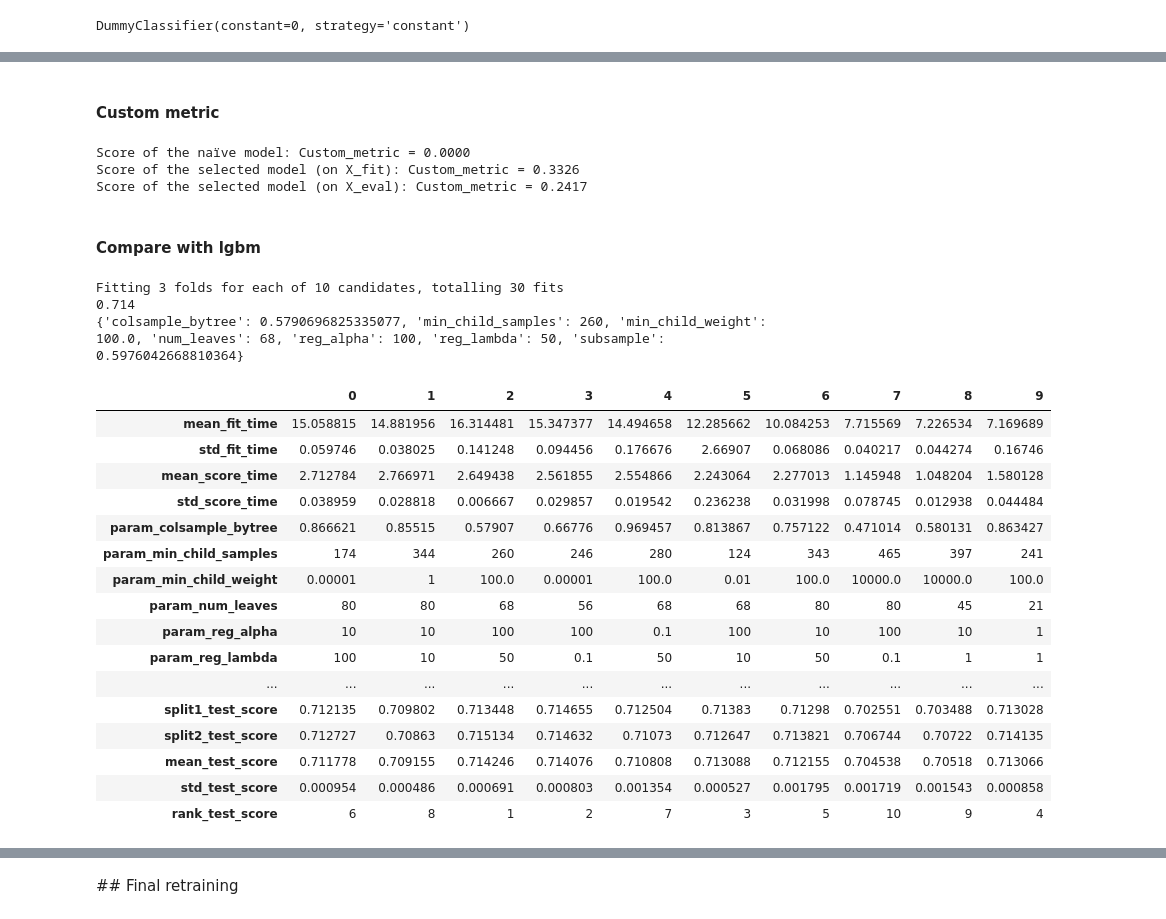
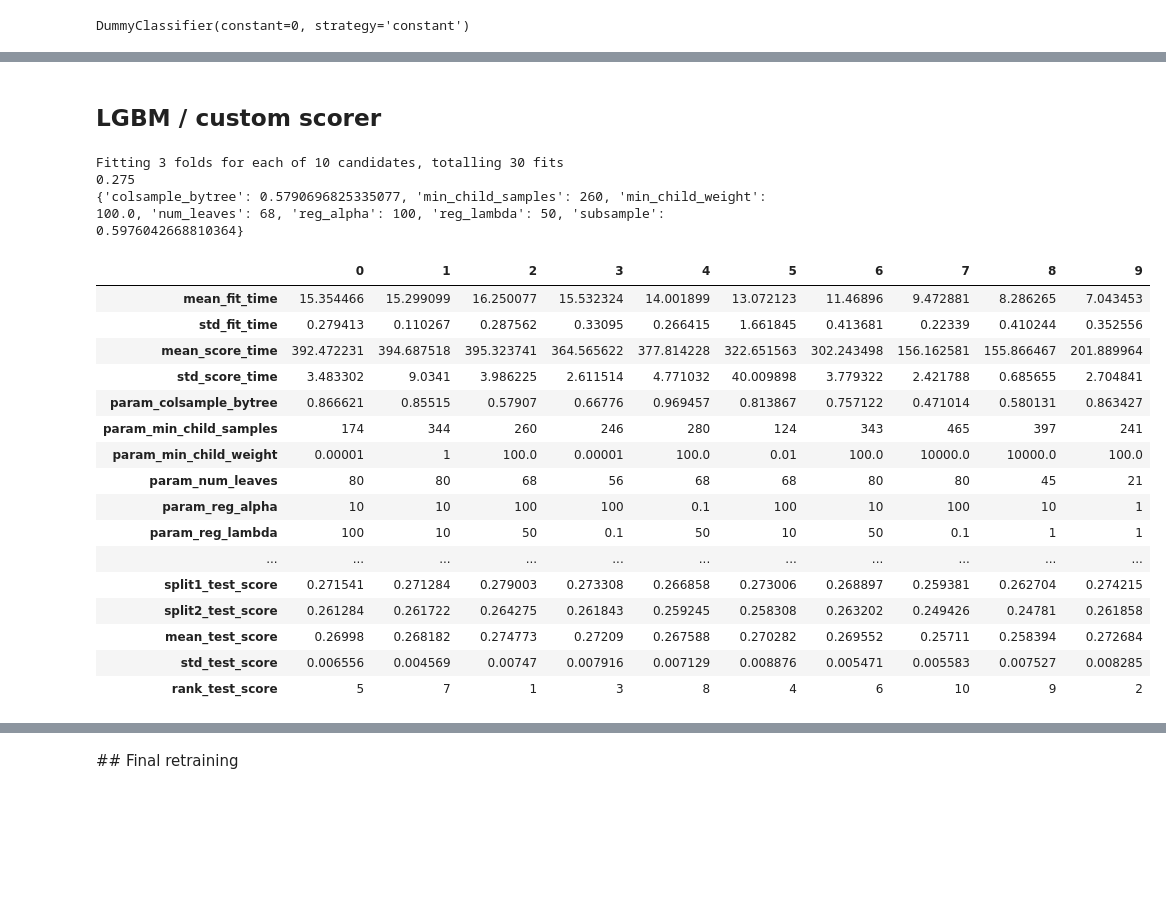
Before and after one commit to Teycir/Openclassrooms_project7, a Jupyter notebook: projet7_modelisation.ipynb, the cells around one changed output, grey strips where cells are left out. Cells and saved outputs as stored; diff of their text form; code cells hidden in the pictures; blank space fills up the shorter version.

```diff
--- a/projet7_modelisation.ipynb
+++ b/projet7_modelisation.ipynb
@@ -521,7 +501,7 @@ len(y_eval)
 # %%
 from sklearn.impute import SimpleImputer
 
-imp_mean = SimpleImputer(strategy='mean')
+imp_mean = SimpleImputer(strategy='median')
 imp_mean.fit(X_fit)
 
 feature_names = X_fit.columns
@@ -990,5 +608,0 @@ def define_pipeline(preprocessor, model):
-# %%
-model_instance = define_model(best_params)
-
-pipe = define_pipeline(preprocessor, model_instance)
-pipe.fit(X_fit, y_fit)
@@ -1152,20 +825,0 @@ In some cases, such as when using ROC Curves and Precision-Recall Curves, the be
-# %% [markdown]
-#### Custom metric
-# %%
-# Scoring the the naïve baseline model
-score = custom_scorer(baseline, X_eval, y_eval)
-print("Score of the naïve model: Custom_metric = {:.4f}".format(score))
-
-# Scoring the the selected model on training set
-score_fit = custom_scorer(pipe, X_fit, y_fit)
-print("Score of the selected model (on X_fit): Custom_metric = {:.4f}".format(score_fit))
-
-# Scoring the the selected model on training set
-score_eval = custom_scorer(pipe, X_eval, y_eval)
-print("Score of the selected model (on X_eval): Custom_metric = {:.4f}".format(score_eval))
-# %% [output]
-Score of the naïve model: Custom_metric = 0.0000
-Score of the selected model (on X_fit): Custom_metric = 0.3326
-Score of the selected model (on X_eval): Custom_metric = 0.2417
-# %% [markdown]
-#### Compare with lgbm
@@ -1175,51 +826,53 @@ df_unpay = train[train.TARGET == 1]
+# %% [markdown]
+## LGBM / custom scorer
 # %%
+
 from lightgbm import LGBMClassifier
 from sklearn.model_selection import GridSearchCV, RandomizedSearchCV
 
-n = 10
 weight = len(df_pay)/len(df_unpay)
 
 lgbm = LGBMClassifier(max_depth=-1,
                       random_state=13,
                       silent=True,
                       metric='None',
                       n_jobs=-1,
                       n_estimators=200,
                       scale_pos_weight=weight,
                       )
 
 lgbm_param = {'num_leaves': np.linspace(10, 80, 7, dtype='int'),
               'min_child_samples': stats.randint(100, 500),
               'min_child_weight': [1e-5, 1e-2, 1, 1e2, 1e4],
               'subsample': stats.uniform(loc=0.2, scale=0.8),
               'colsample_bytree': stats.uniform(loc=0.4, scale=0.6),
               'reg_alpha': [0.1, 1,  10, 100],
               'reg_lambda': [0.1, 1, 10,  50, 100]}
 
-grid = RandomizedSearchCV(lgbm,
+grid_lgbm_custom = RandomizedSearchCV(lgbm,
                           lgbm_param,
-                          n_iter=n,
+                          n_iter=10,
                           cv=3,
-                          scoring='roc_auc',
+                          scoring=custom_scorer,
                           n_jobs=-1,
                           verbose=True,
                           random_state=13)
 
-model = grid.fit(X_fit, y_fit)
+model_lgbm_custom = grid_lgbm_custom.fit(X_fit, y_fit)
 
-print(round(grid.best_score_, 3))
-print(grid.best_params_)
-optima = pd.DataFrame(grid.cv_results_).T
+print(round(grid_lgbm_custom.best_score_, 3))
+print(grid_lgbm_custom.best_params_)
+optima = pd.DataFrame(grid_lgbm_custom.cv_results_).T
 optima
 # %% [output]
 Fitting 3 folds for each of 10 candidates, totalling 30 fits
-0.714
+0.275
 {'colsample_bytree': 0.5790696825335077, 'min_child_samples': 260, 'min_child_weight': 100.0, 'num_leaves': 68, 'reg_alpha': 100, 'reg_lambda': 50, 'subsample': 0.5976042668810364}
 |  | 0 | 1 | 2 | 3 | 4 | 5 | 6 | 7 | 8 | 9 |
-| mean_fit_time | 15.058815 | 14.881956 | 16.314481 | 15.347377 | 14.494658 | 12.285662 | 10.084253 | 7.715569 | 7.226534 | 7.169689 |
-| std_fit_time | 0.059746 | 0.038025 | 0.141248 | 0.094456 | 0.176676 | 2.66907 | 0.068086 | 0.040217 | 0.044274 | 0.16746 |
-| mean_score_time | 2.712784 | 2.766971 | 2.649438 | 2.561855 | 2.554866 | 2.243064 | 2.277013 | 1.145948 | 1.048204 | 1.580128 |
-| std_score_time | 0.038959 | 0.028818 | 0.006667 | 0.029857 | 0.019542 | 0.236238 | 0.031998 | 0.078745 | 0.012938 | 0.044484 |
+| mean_fit_time | 15.354466 | 15.299099 | 16.250077 | 15.532324 | 14.001899 | 13.072123 | 11.46896 | 9.472881 | 8.286265 | 7.043453 |
+| std_fit_time | 0.279413 | 0.110267 | 0.287562 | 0.33095 | 0.266415 | 1.661845 | 0.413681 | 0.22339 | 0.410244 | 0.352556 |
+| mean_score_time | 392.472231 | 394.687518 | 395.323741 | 364.565622 | 377.814228 | 322.651563 | 302.243498 | 156.162581 | 155.866467 | 201.889964 |
+| std_score_time | 3.483302 | 9.0341 | 3.986225 | 2.611514 | 4.771032 | 40.009898 | 3.779322 | 2.421788 | 0.685655 | 2.704841 |
 | param_colsample_bytree | 0.866621 | 0.85515 | 0.57907 | 0.66776 | 0.969457 | 0.813867 | 0.757122 | 0.471014 | 0.580131 | 0.863427 |
 | param_min_child_samples | 174 | 344 | 260 | 246 | 280 | 124 | 343 | 465 | 397 | 241 |
 | param_min_child_weight | 0.00001 | 1 | 100.0 | 0.00001 | 100.0 | 0.01 | 100.0 | 10000.0 | 10000.0 | 100.0 |
@@ -1227,11 +880,11 @@ Fitting 3 folds for each of 10 candidates, totalling 30 fits
 | param_reg_alpha | 10 | 10 | 100 | 100 | 0.1 | 100 | 10 | 100 | 10 | 1 |
 | param_reg_lambda | 100 | 10 | 50 | 0.1 | 50 | 10 | 50 | 0.1 | 1 | 1 |
 | ... | ... | ... | ... | ... | ... | ... | ... | ... | ... | ... |
-| split1_test_score | 0.712135 | 0.709802 | 0.713448 | 0.714655 | 0.712504 | 0.71383 | 0.71298 | 0.702551 | 0.703488 | 0.713028 |
-| split2_test_score | 0.712727 | 0.70863 | 0.715134 | 0.714632 | 0.71073 | 0.712647 | 0.713821 | 0.706744 | 0.70722 | 0.714135 |
-| mean_test_score | 0.711778 | 0.709155 | 0.714246 | 0.714076 | 0.710808 | 0.713088 | 0.712155 | 0.704538 | 0.70518 | 0.713066 |
-| std_test_score | 0.000954 | 0.000486 | 0.000691 | 0.000803 | 0.001354 | 0.000527 | 0.001795 | 0.001719 | 0.001543 | 0.000858 |
-| rank_test_score | 6 | 8 | 1 | 2 | 7 | 3 | 5 | 10 | 9 | 4 |
+| split1_test_score | 0.271541 | 0.271284 | 0.279003 | 0.273308 | 0.266858 | 0.273006 | 0.268897 | 0.259381 | 0.262704 | 0.274215 |
+| split2_test_score | 0.261284 | 0.261722 | 0.264275 | 0.261843 | 0.259245 | 0.258308 | 0.263202 | 0.249426 | 0.24781 | 0.261858 |
+| mean_test_score | 0.26998 | 0.268182 | 0.274773 | 0.27209 | 0.267588 | 0.270282 | 0.269552 | 0.25711 | 0.258394 | 0.272684 |
+| std_test_score | 0.006556 | 0.004569 | 0.00747 | 0.007916 | 0.007129 | 0.008876 | 0.005471 | 0.005583 | 0.007527 | 0.008285 |
+| rank_test_score | 5 | 7 | 1 | 3 | 8 | 4 | 6 | 10 | 9 | 2 |
 # %%
 from sklearn.metrics import confusion_matrix, plot_confusion_matrix, precision_recall_curve
 from sklearn import metrics
```
Also changed, not shown: parts of 68 cells of this notebook.
